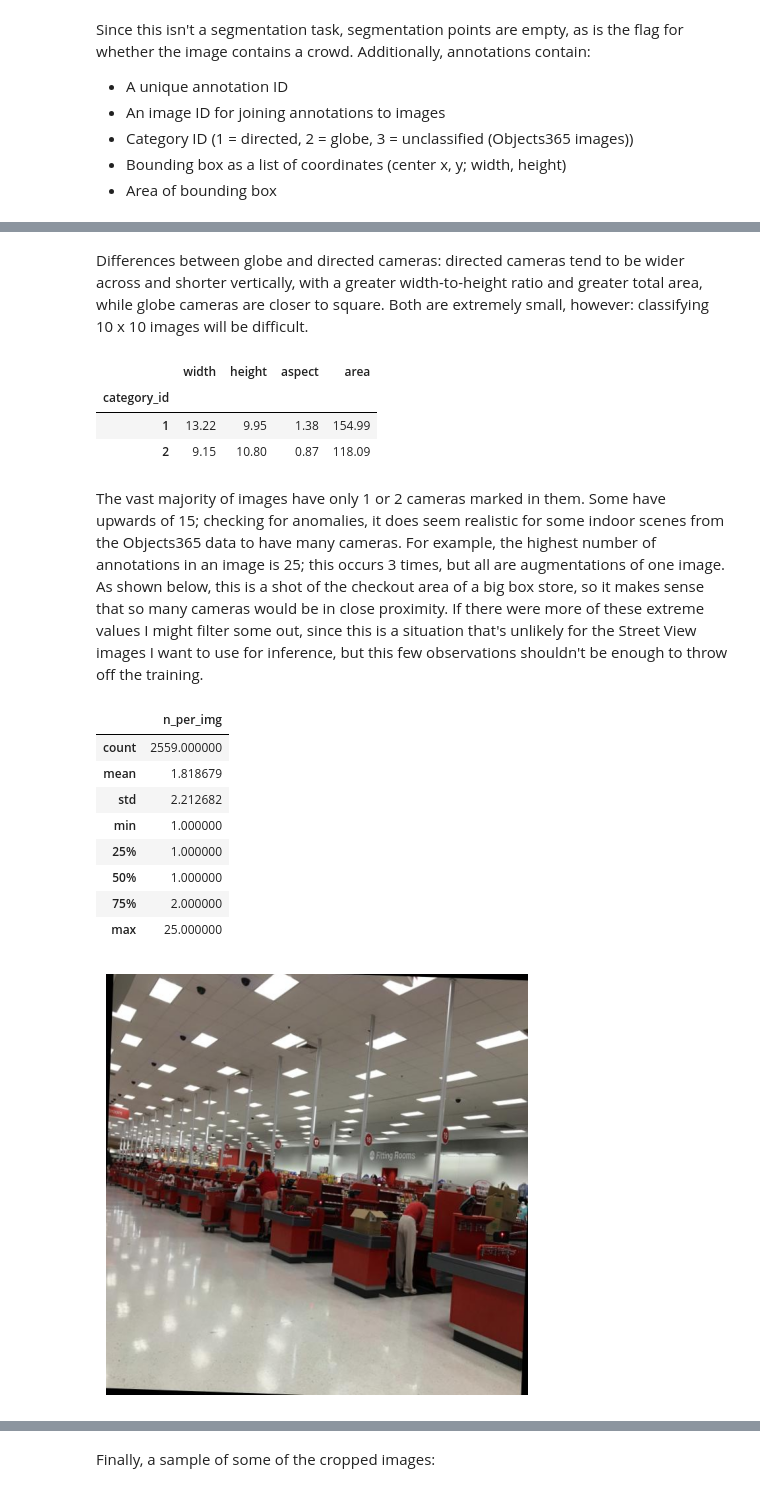
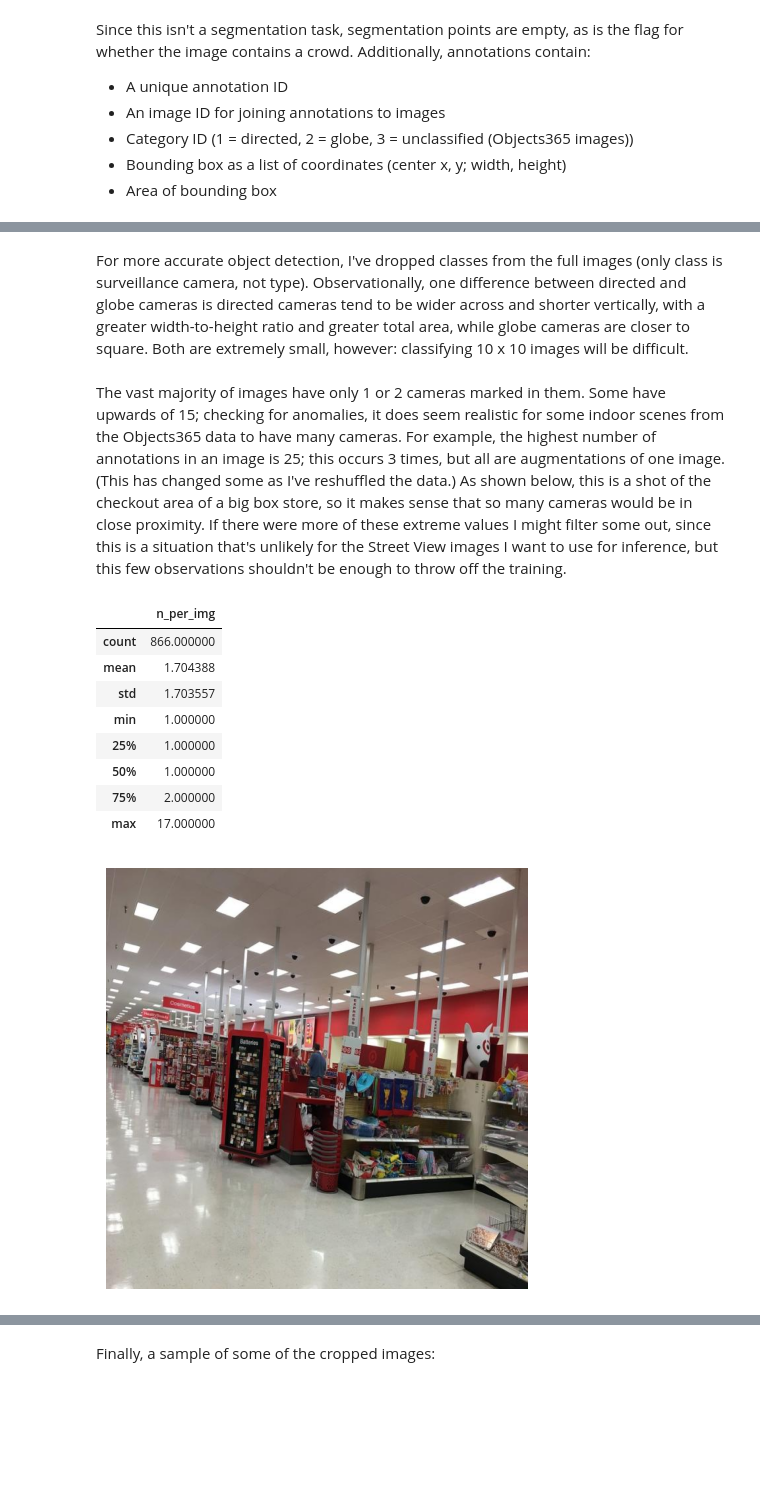
Before and after one commit to DATA-606-2023-FALL-MONDAY/seaberry_camille, a Jupyter notebook: src/eda_v2.ipynb, the cells around one changed output, grey strips where cells are left out. Cells and saved outputs as stored; diff of their text form; code cells hidden in the pictures; blank space fills up the shorter version.

```diff
--- a/src/eda_v2.ipynb
+++ b/src/eda_v2.ipynb
@@ -259,7 +263,7 @@ n_img_full = {}
 n_class_crop = {}
 for split in ['train', 'test', 'valid']:
     # full images are annotated in coco file
-    full_path = ROOT_DIR / 'data/cams_full' / split / '_annotations.coco.json'
+    full_path = ROOT_DIR / 'data/cams_full_coco' / split / '_annotations.coco.json'
     with open(full_path) as f:
         meta_full[split] = json.load(f)
 
@@ -381,0 +364,7 @@ Name: area, dtype: float64
+# %%
+ann_df = pd.DataFrame(meta_full['train']['annotations'])
+print(ann_df.describe())
+ann_df['width'] = ann_df['bbox'].apply(lambda x: x[2])
+ann_df['height'] = ann_df['bbox'].apply(lambda x: x[3])
+ann_df['aspect'] = ann_df['width'] / ann_df['height']
+ann_df = ann_df.loc[ann_df['area'] >= 8, :]
@@ -382,20 +390,7 @@ Name: area, dtype: float64
 # %% [markdown]
-Differences between globe and directed cameras: directed cameras tend to be wider across and shorter vertically, with a greater width-to-height ratio and greater total area, while globe cameras are closer to square. Both are extremely small, however: classifying 10 x 10 images will be difficult.
+For more accurate object detection, I've dropped classes from the full images (only class is surveillance camera, not type). Observationally, one difference between directed and globe cameras is directed cameras tend to be wider across and shorter vertically, with a greater width-to-height ratio and greater total area, while globe cameras are closer to square. Both are extremely small, however: classifying 10 x 10 images will be difficult.
-# %%
-ann_df['width'] = ann_df['bbox'].apply(lambda x: x[2])
-ann_df['height'] = ann_df['bbox'].apply(lambda x: x[3])
-ann_df['aspect'] = ann_df['width'] / ann_df['height']
-ann_df.loc[:, ['width', 'height', 'aspect', 'area']] \
-    .groupby(ann_df['category_id']) \
-    .agg(lambda x: np.round(x.mean(), 2)) \
-    .loc[[1, 2], :]
-# %% [output]
-|  | width | height | aspect | area |
-| category_id |  |  |  |  |
-| 1 | 13.22 | 9.95 | 1.38 | 154.99 |
-| 2 | 9.15 | 10.80 | 0.87 | 118.09 |
 # %% [markdown]
-The vast majority of images have only 1 or 2 cameras marked in them. Some  have upwards of 15; checking for anomalies, it does seem realistic for some indoor scenes from the Objects365 data to have many cameras. For example, the highest number of annotations in an image is 25; this occurs 3 times, but all are augmentations of one image. As shown below, this is a shot of the checkout area of a big box store, so it makes sense that so many cameras would be in close proximity. If there were more of these extreme values I might filter some out, since this is a situation that's unlikely for the Street View images I want to use for inference, but this few observations shouldn't be enough to throw off the training.
+The vast majority of images have only 1 or 2 cameras marked in them. Some  have upwards of 15; checking for anomalies, it does seem realistic for some indoor scenes from the Objects365 data to have many cameras. For example, the highest number of annotations in an image is 25; this occurs 3 times, but all are augmentations of one image. (This has changed some as I've reshuffled the data.) As shown below, this is a shot of the checkout area of a big box store, so it makes sense that so many cameras would be in close proximity. If there were more of these extreme values I might filter some out, since this is a situation that's unlikely for the Street View images I want to use for inference, but this few observations shouldn't be enough to throw off the training.
 # %%
 # pd.merge(ann_df, img_df, left_on = 'image_id', right_on = 'id', how = 'left')
 anns_x_img = pd.merge(
@@ -410,20 +405,22 @@ anns_x_img = anns_x_img.groupby('image_id').agg({ 'n_per_img': 'sum'})
 anns_x_img.describe()
 # %% [output]
 |  | n_per_img |
-| count | 2559.000000 |
-| mean | 1.818679 |
-| std | 2.212682 |
+| count | 866.000000 |
+| mean | 1.704388 |
+| std | 1.703557 |
 | min | 1.000000 |
 | 25% | 1.000000 |
 | 50% | 1.000000 |
 | 75% | 2.000000 |
-| max | 25.000000 |
+| max | 17.000000 |
 # %%
 many_cams = anns_x_img.loc[anns_x_img['n_per_img'] > 15, :].index
-many_cam_ex = img_df.iloc[many_cams[0], :]['file_name']
-show_cv(cv2.imread(str(ROOT_DIR / 'data/cams_full/train' / many_cam_ex)))
+# many_cam_ex = img_df.iloc[many_cams[0], :]['file_name']
+# show_cv(cv2.imread(str(ROOT_DIR / 'data/cams_full/train' / many_cam_ex)))
+many_cam_ex = img_df.iloc[many_cams, :]['file_name'].values[0]
+show_cv(cv2.imread(str(ROOT_DIR / 'data/cams_full/train/images' / many_cam_ex)))
 # %% [output]
-[figure, old version]
+[figure, new version]
 # %%
 (
     so.Plot(anns_x_img, x = 'n_per_img')
```
Also changed, not shown: parts of 24 cells of this notebook, 3 other files.
